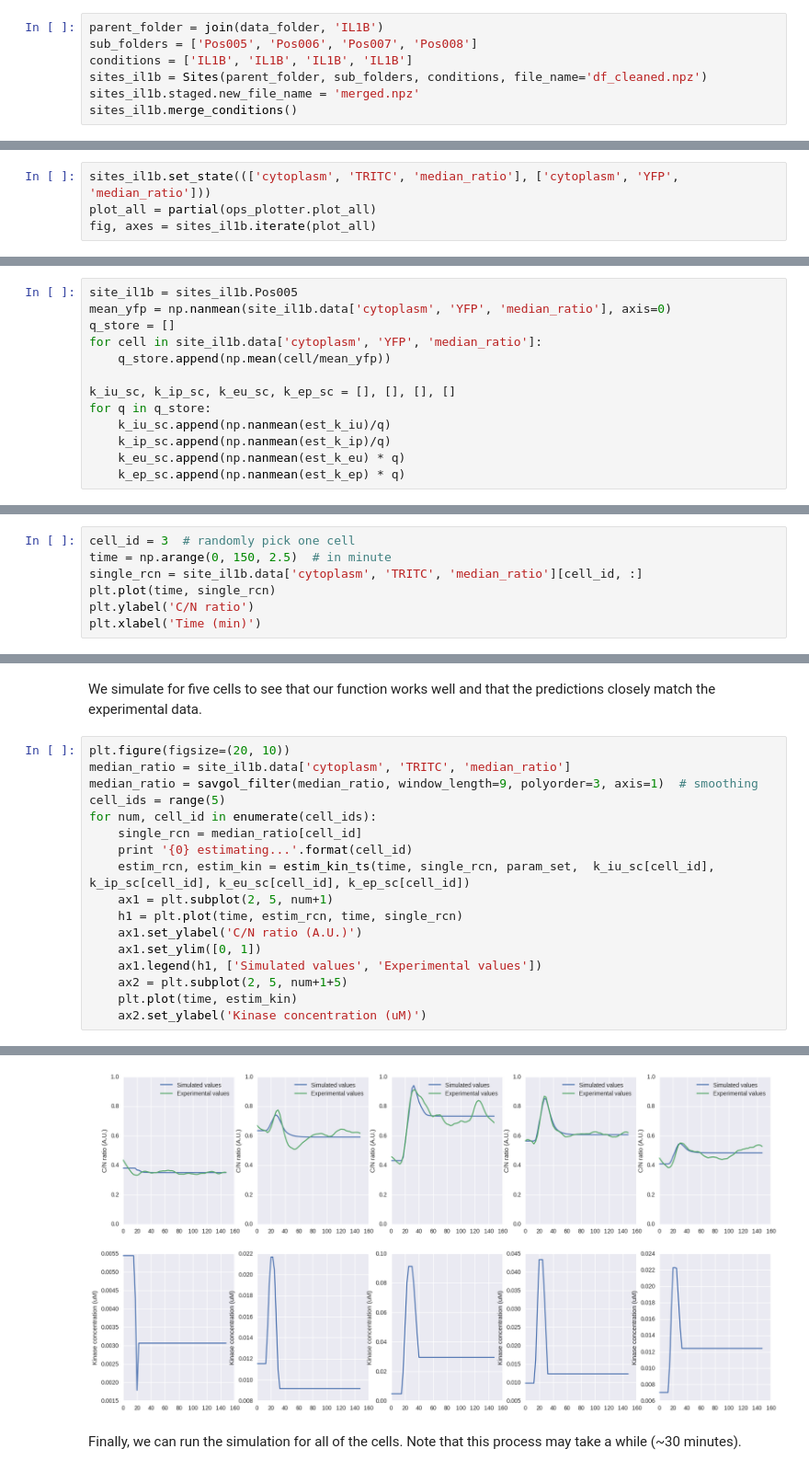
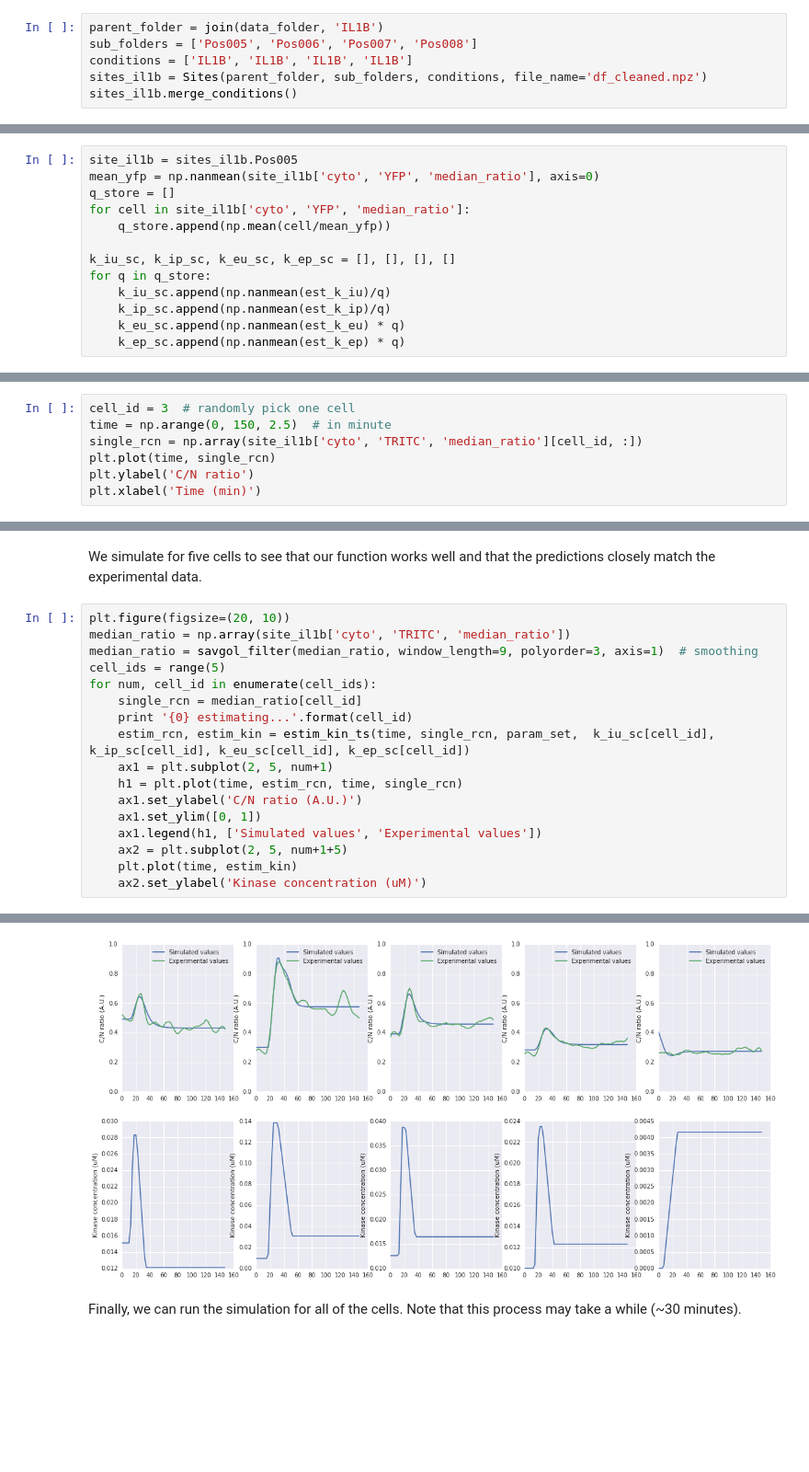
Before and after one commit to t10823gm/covertrace, a Jupyter notebook: doc/jupyter_examples/ktr_modeling.ipynb, the cells around one changed output, grey strips where cells are left out. Shown at 92% size. Cells and saved outputs as stored; diff of their text form; blank space fills up the shorter version.

```diff
--- a/doc/jupyter_examples/ktr_modeling.ipynb
+++ b/doc/jupyter_examples/ktr_modeling.ipynb
@@ -430,5 +427,4 @@ parent_folder = join(data_folder, 'IL1B')
 sub_folders = ['Pos005', 'Pos006', 'Pos007', 'Pos008']
 conditions = ['IL1B', 'IL1B', 'IL1B', 'IL1B']
 sites_il1b = Sites(parent_folder, sub_folders, conditions, file_name='df_cleaned.npz')
-sites_il1b.staged.new_file_name = 'merged.npz'
 sites_il1b.merge_conditions()
@@ -437,4 +430,0 @@ Pos005: file_name is updated to merged.npz
-# %%
-sites_il1b.set_state((['cytoplasm', 'TRITC', 'median_ratio'], ['cytoplasm', 'YFP', 'median_ratio']))
-plot_all = partial(ops_plotter.plot_all)
-fig, axes = sites_il1b.iterate(plot_all)
@@ -448,9 +442,9 @@ For each cell, we calculate the average C/N ratio over time and then divide it b
 We correct the mean value of the estimated $k_e$ and $k_i$ using $q$ for each cell.
 # %%
 site_il1b = sites_il1b.Pos005
-mean_yfp = np.nanmean(site_il1b.data['cytoplasm', 'YFP', 'median_ratio'], axis=0)
+mean_yfp = np.nanmean(site_il1b['cyto', 'YFP', 'median_ratio'], axis=0)
 q_store = []
-for cell in site_il1b.data['cytoplasm', 'YFP', 'median_ratio']:
+for cell in site_il1b['cyto', 'YFP', 'median_ratio']:
     q_store.append(np.mean(cell/mean_yfp))
 
 k_iu_sc, k_ip_sc, k_eu_sc, k_ep_sc = [], [], [], []
@@ -464,7 +458,7 @@ Now let's start estimation with a single cell.
 # %%
 cell_id = 3  # randomly pick one cell
 time = np.arange(0, 150, 2.5)  # in minute
-single_rcn = site_il1b.data['cytoplasm', 'TRITC', 'median_ratio'][cell_id, :]
+single_rcn = np.array(site_il1b['cyto', 'TRITC', 'median_ratio'][cell_id, :])
 plt.plot(time, single_rcn)
 plt.ylabel('C/N ratio')
 plt.xlabel('Time (min)')
@@ -654,28 +648,28 @@ def estim_kin_ts(time, single_rcn, pset, k_iu, k_ip, k_eu, k_ep):
 We simulate for five cells to see that our function works well and that the predictions closely match the experimental data.
 # %%
 plt.figure(figsize=(20, 10))
-median_ratio = site_il1b.data['cytoplasm', 'TRITC', 'median_ratio']
+median_ratio = np.array(site_il1b['cyto', 'TRITC', 'median_ratio'])
 median_ratio = savgol_filter(median_ratio, window_length=9, polyorder=3, axis=1)  # smoothing
 cell_ids = range(5)
 for num, cell_id in enumerate(cell_ids):
     single_rcn = median_ratio[cell_id]
     print '{0} estimating...'.format(cell_id)
     estim_rcn, estim_kin = estim_kin_ts(time, single_rcn, param_set,  k_iu_sc[cell_id], k_ip_sc[cell_id], k_eu_sc[cell_id], k_ep_sc[cell_id])
     ax1 = plt.subplot(2, 5, num+1)
     h1 = plt.plot(time, estim_rcn, time, single_rcn)
     ax1.set_ylabel('C/N ratio (A.U.)')
     ax1.set_ylim([0, 1])
     ax1.legend(h1, ['Simulated values', 'Experimental values'])
     ax2 = plt.subplot(2, 5, num+1+5)
     plt.plot(time, estim_kin)
     ax2.set_ylabel('Kinase concentration (uM)')
 # %% [output]
 0 estimating...
 1 estimating...
 2 estimating...
 3 estimating...
 4 estimating...
-[figure, old version]
+[figure, new version]
 # %% [markdown]
 Finally, we can run the simulation for all of the cells. Note that this process may take a while (~30 minutes).
 # %%
```
Also changed, not shown: parts of 26 cells of this notebook, 1 other file.
